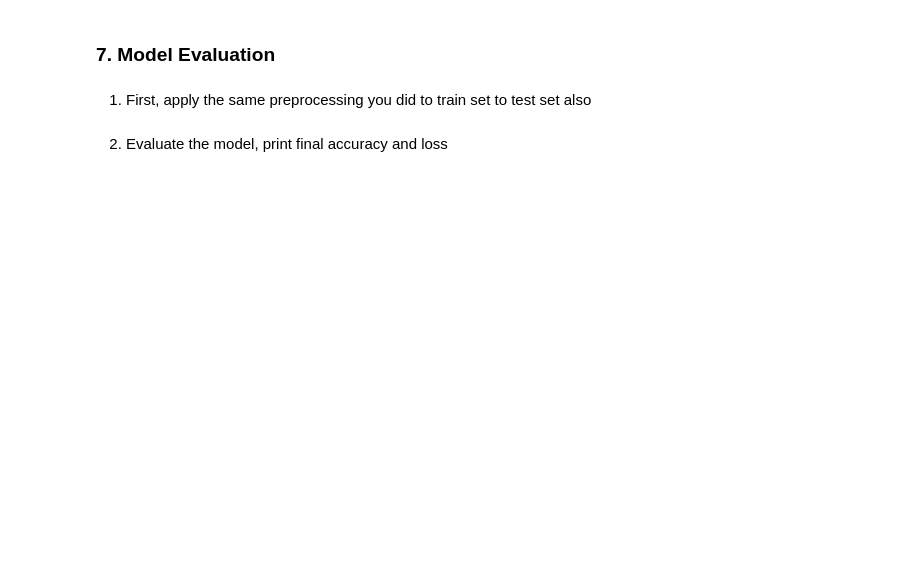
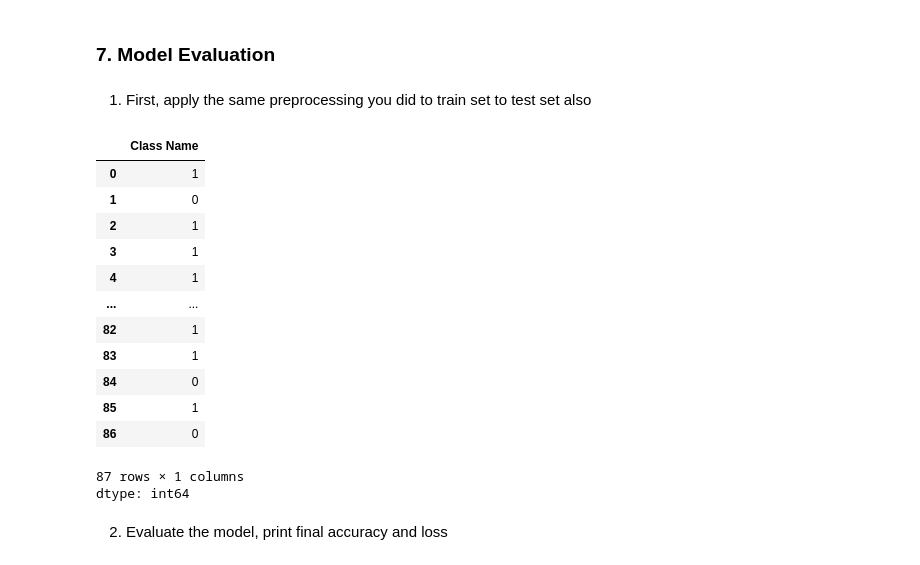
Before and after one commit to mrbutterfly105/MPA-MLF, a Jupyter notebook: Lab_05/Lab_05_task.ipynb, the cells around one changed output. Cells and saved outputs as stored; diff of their text form; code cells hidden in the pictures; blank space fills up the shorter version.

```diff
--- a/Lab_05/Lab_05_task.ipynb
+++ b/Lab_05/Lab_05_task.ipynb
@@ -392,2 +384,25 @@ Epoch 40/40
+# %%
+# WRITE YOUR CODE HERE
+x_test.replace('?', np.nan, inplace=True)
+x_test.fillna(x_test.mode().iloc[0], inplace=True)
+x_te=pd.get_dummies(x_test)
+x_te
+y_te = y_test.replace({'republican': 1, 'democrat': 0})
+y_te
+# %% [output]
+|  | Class Name |
+| 0 | 1 |
+| 1 | 0 |
+| 2 | 1 |
+| 3 | 1 |
+| 4 | 1 |
+| ... | ... |
+| 82 | 1 |
+| 83 | 1 |
+| 84 | 0 |
+| 85 | 1 |
+| 86 | 0 |
+87 rows × 1 columns
+dtype: int64
 # %% [markdown]
 2. Evaluate the model, print final accuracy and loss
```
Also changed, not shown: parts of 17 cells of this notebook.
